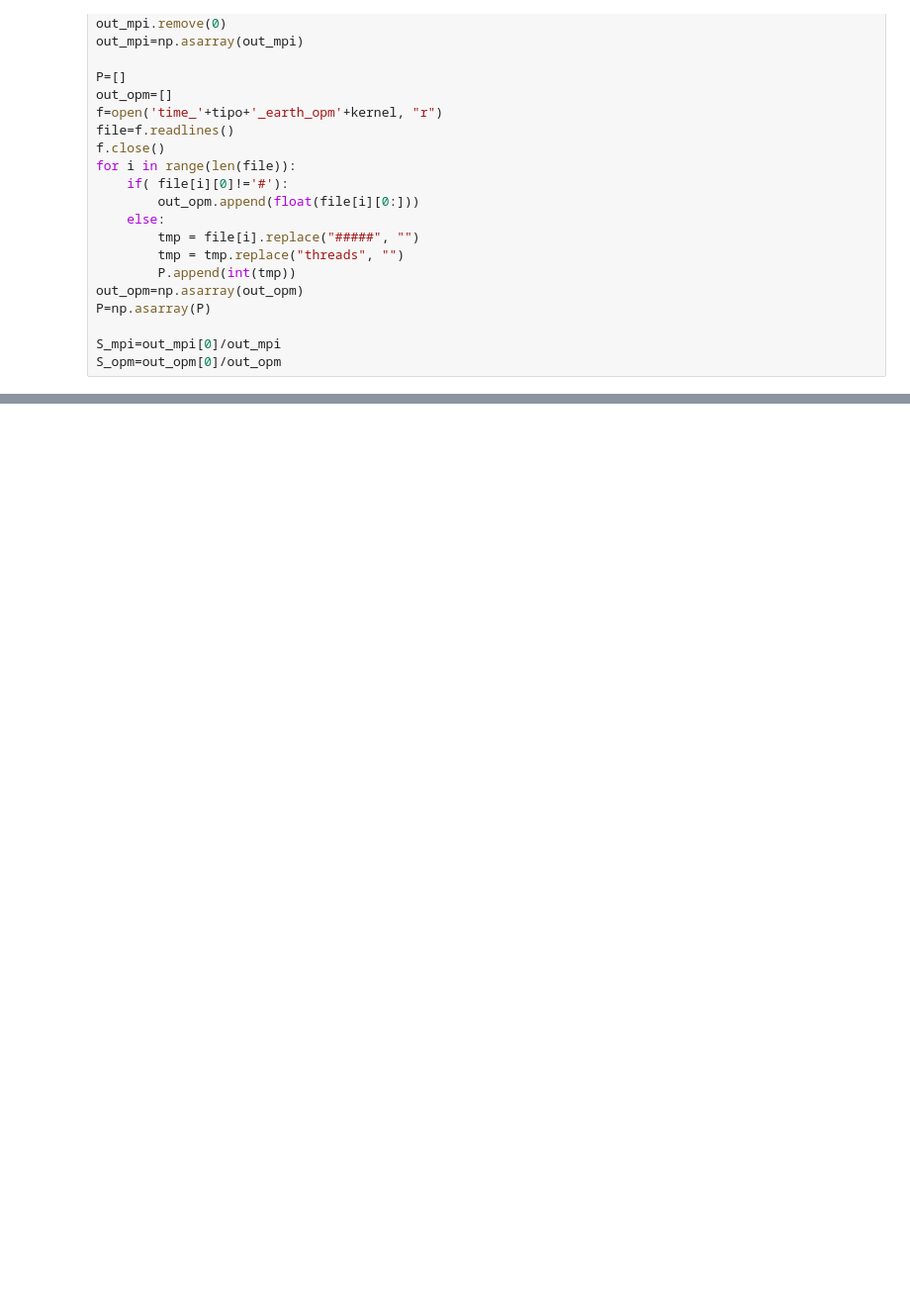
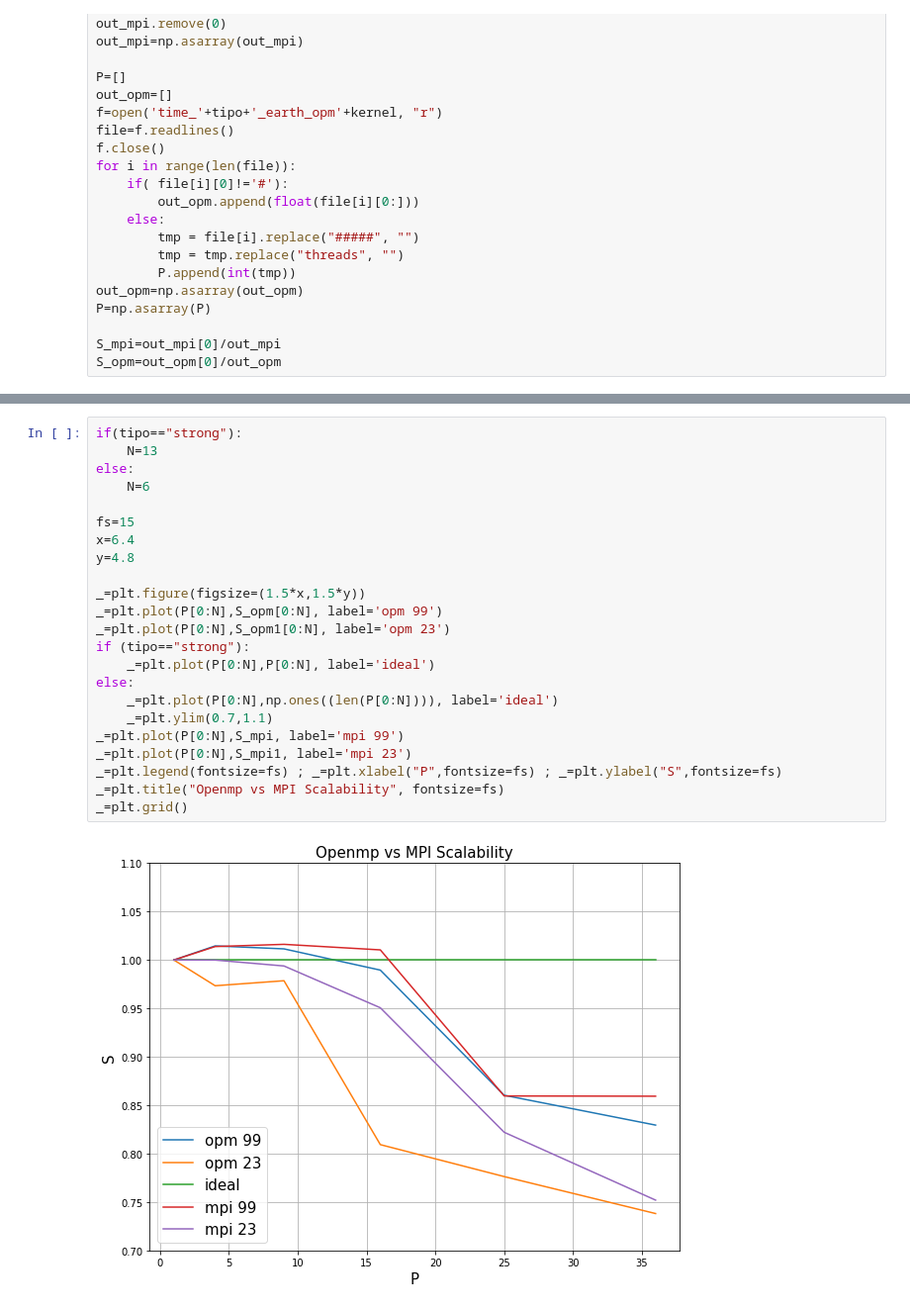
Before and after one commit to mattiamencagli/Foundations_of_HPC_2020, a Jupyter notebook: Assignment2/analysis2/Analisi2.ipynb, the cells around one changed output, grey strips where cells are left out. Shown: that part at 99% size. Drawn from its saved outputs; the diff is of its cells as text; blank space fills up the shorter version.

```diff
--- a/Assignment2/analysis2/Analisi2.ipynb
+++ b/Assignment2/analysis2/Analisi2.ipynb
@@ -43,3 +100,28 @@ S_opm=out_opm[0]/out_opm
+# %%
+if(tipo=="strong"):
+    N=13
+else:
+    N=6
+
+fs=15
+x=6.4
+y=4.8
+
+_=plt.figure(figsize=(1.5*x,1.5*y))
+_=plt.plot(P[0:N],S_opm[0:N], label='opm 99')
+_=plt.plot(P[0:N],S_opm1[0:N], label='opm 23')
+if (tipo=="strong"):
+    _=plt.plot(P[0:N],P[0:N], label='ideal')
+else:
+    _=plt.plot(P[0:N],np.ones((len(P[0:N]))), label='ideal')
+    _=plt.ylim(0.7,1.1)
+_=plt.plot(P[0:N],S_mpi, label='mpi 99')
+_=plt.plot(P[0:N],S_mpi1, label='mpi 23')
+_=plt.legend(fontsize=fs) ; _=plt.xlabel("P",fontsize=fs) ; _=plt.ylabel("S",fontsize=fs)
+_=plt.title("Openmp vs MPI Scalability", fontsize=fs)
+_=plt.grid()
+# %% [output]
+[figure, added]
 # %%
 _=plt.plot(P,S_opm, label='data')
 if (tipo=="strong"):
```
Also changed, not shown: parts of 5 cells of this notebook.
